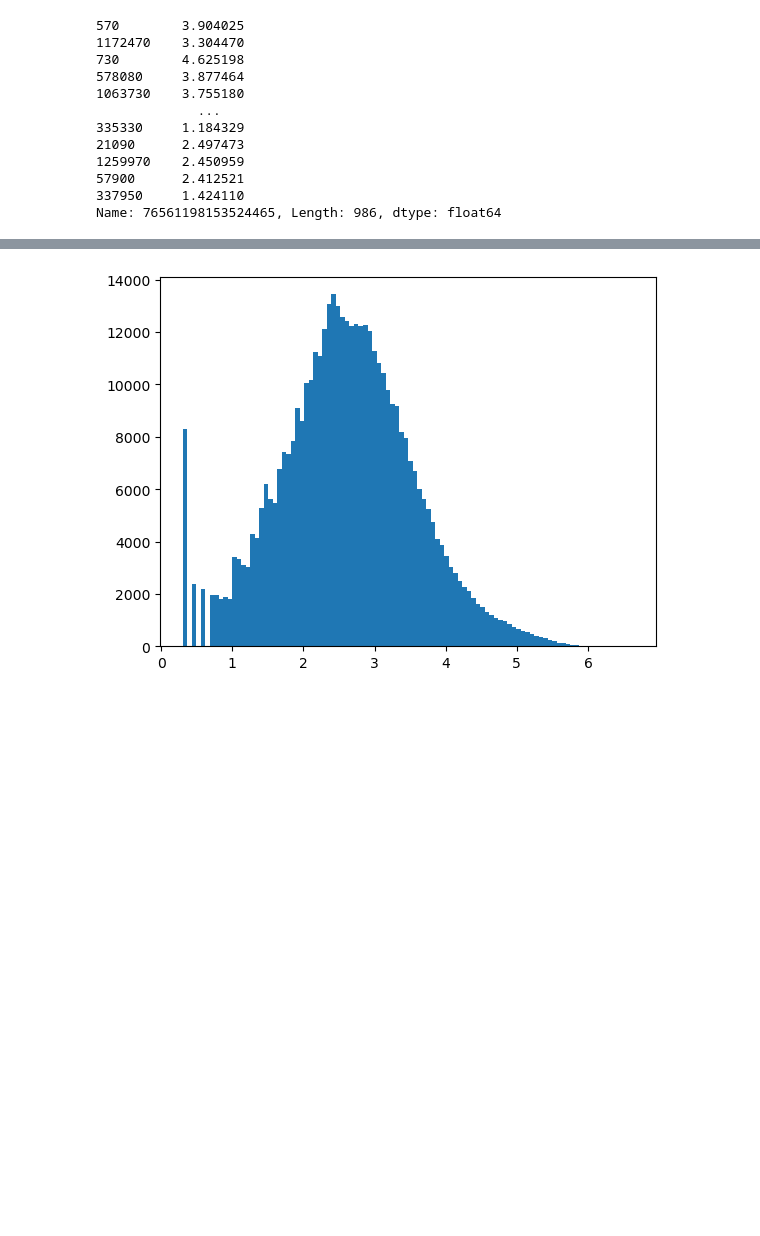
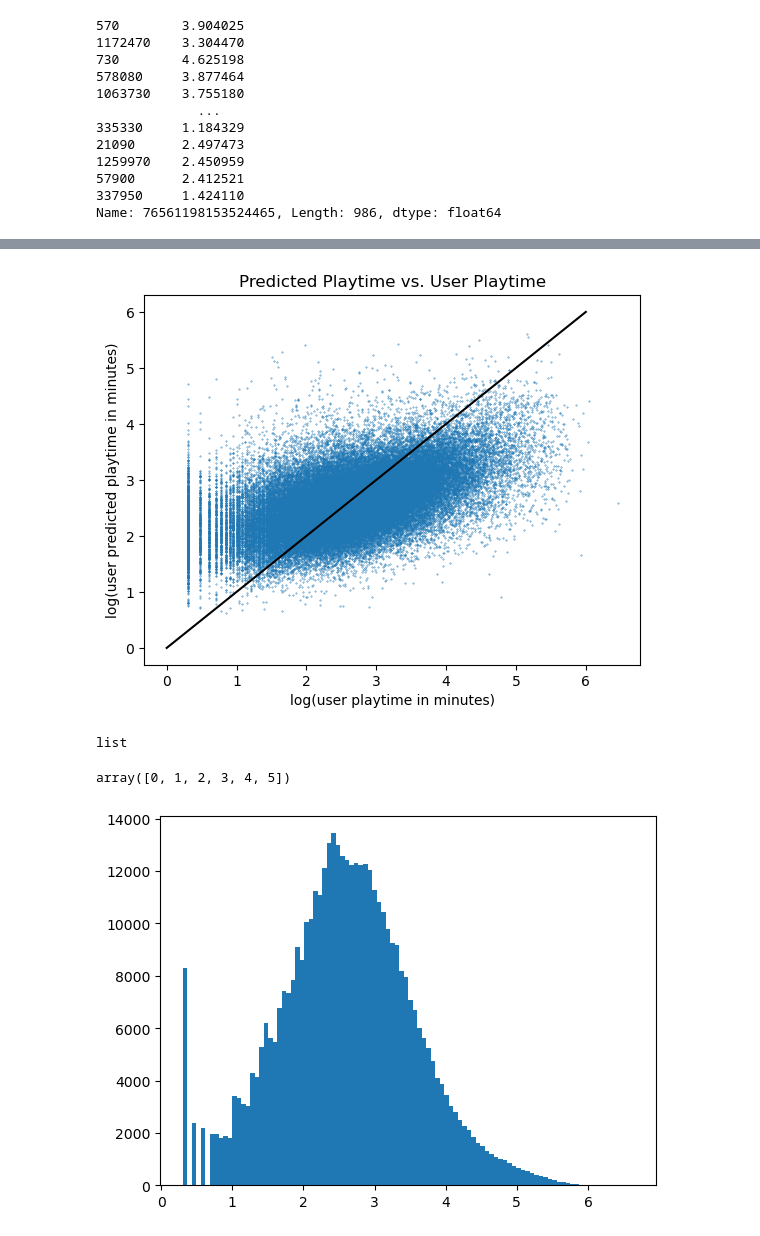
Before and after one commit to jschroeder35/gamergaminghabits, a Jupyter notebook: Recommender_model_june1-Copy1.ipynb, the cells around one changed output, grey strips where cells are left out. Saved outputs shown, nothing was run; the diff lists cells and outputs as text; code cells hidden in the pictures; blank space fills up the shorter version.

```diff
--- a/Recommender_model_june1-Copy1.ipynb
+++ b/Recommender_model_june1-Copy1.ipynb
@@ -435,3 +566,20 @@ plt.show()
+# %%
+plt.scatter(x=tlist[0], y= tlist[1], s=0.1)
+plt.xlabel('log(user playtime in minutes)')
+plt.ylabel('log(user predicted playtime in minutes)')
+plt.title('Predicted Playtime vs. User Playtime')
+plt.plot(np.arange(7),color='black')
+plt.show()
+# %% [output]
+[figure, added]
+# %%
+type(tlist[1])
+# %% [output]
+list
+# %%
+np.arange(6)
+# %% [output]
+array([0, 1, 2, 3, 4, 5])
 # %%
 # Data seems to be normally distributed by log.
 
```
Also changed, not shown: parts of 11 cells of this notebook, 1 other file.
